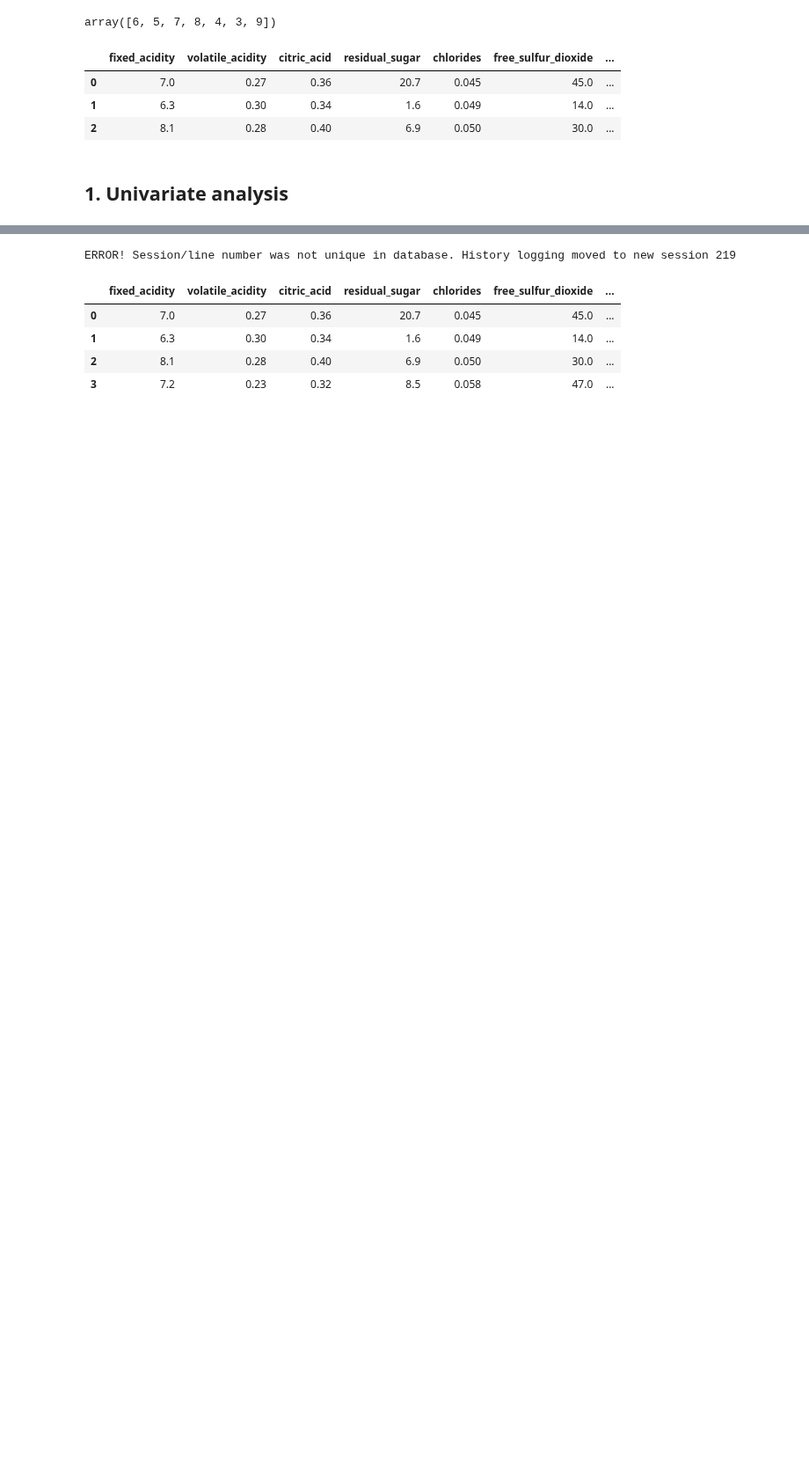
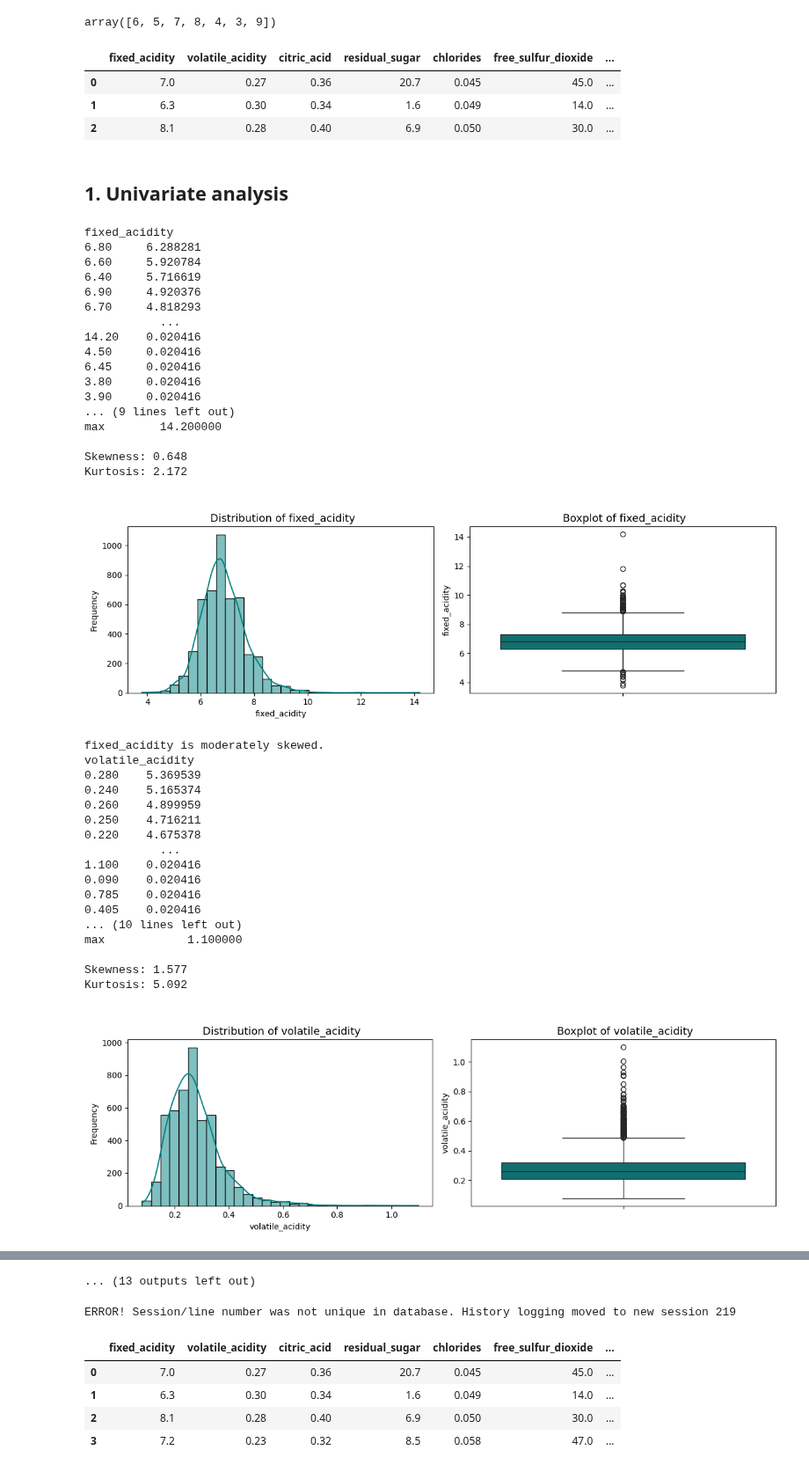
Before and after one commit to bissakaAI/DataAndData_analysis, a Jupyter notebook: Task_folder/pandas/exploratorytask/whitewine.ipynb, the cells around one changed output, grey strips where cells are left out. Shown at 88% size. Cells and saved outputs as stored; diff of their text form; code cells hidden in the pictures; blank space fills up the shorter version.

```diff
--- a/Task_folder/pandas/exploratorytask/whitewine.ipynb
+++ b/Task_folder/pandas/exploratorytask/whitewine.ipynb
@@ -8,7 +8,7 @@ import pandas as pd
 import numpy as np
 import os
 # %%
-zip_path = r"C:\Users\User\Desktop\ABEOKUTA\AI_Engineer\DataAndData_analysis\DataAndData_analysis\Task_folder\pandas\exploratorytask\wine+quality (1).zip"
+zip_path = r"C:\Users\ncc7888\Desktop\DataAnddata_analysis\Task_folder\pandas\exploratorytask\wine+quality (1).zip"
 with zipfile.ZipFile(zip_path,'r') as Zip_ref:
     Zip_ref.printdir()
 # %% [output]
@@ -144,7 +144,45 @@ def univariate_numeric(df,column):
     else:
         print(f'{column} is fairly symmetric.')
 # %%
-# for column in df.columns:
-#     freq = df[column].value_counts(normalize=True) * 100
-#     print(freq)
-# #     univariate_numeric(df,column)
+numeric_df = df.select_dtypes(include='number')
+for column in numeric_df.columns:
+    freq = df[column].value_counts(normalize=True) * 100
+    print(freq)
+    univariate_numeric(df,column)
+# %% [output]
+fixed_acidity
+6.80     6.288281
+6.60     5.920784
+6.40     5.716619
+6.90     4.920376
+6.70     4.818293
+           ...
+14.20    0.020416
+4.50     0.020416
+6.45     0.020416
+3.80     0.020416
+3.90     0.020416
+... (9 lines left out)
+max        14.200000
+
+Skewness: 0.648
+Kurtosis: 2.172
+[figure, added]
+fixed_acidity is moderately skewed.
+volatile_acidity
+0.280    5.369539
+0.240    5.165374
+0.260    4.899959
+0.250    4.716211
+0.220    4.675378
+           ...
+1.100    0.020416
+0.090    0.020416
+0.785    0.020416
+0.405    0.020416
+... (10 lines left out)
+max            1.100000
+
+Skewness: 1.577
+Kurtosis: 5.092
+[figure, added]
@@ -151,3 +261,4 @@ def univariate_numeric(df,column):
+... (13 outputs left out)
 # %%
 white_wine.head(4)
 # %% [output]
```
Also changed, not shown: parts of 7 cells of this notebook, 2 other files.
